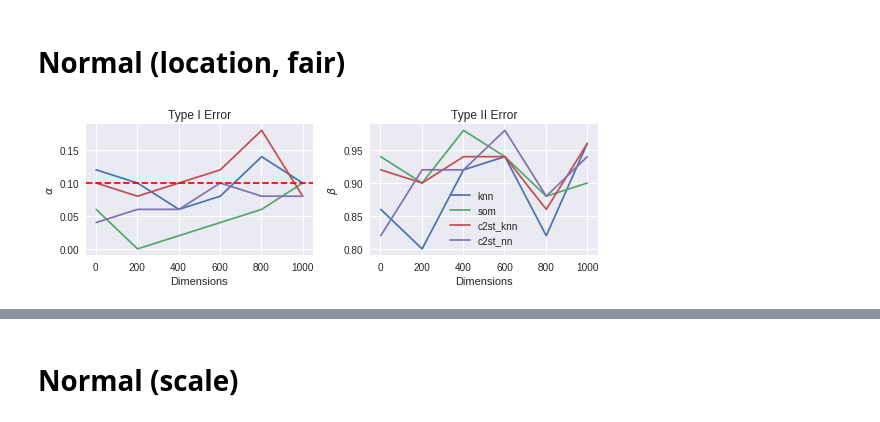
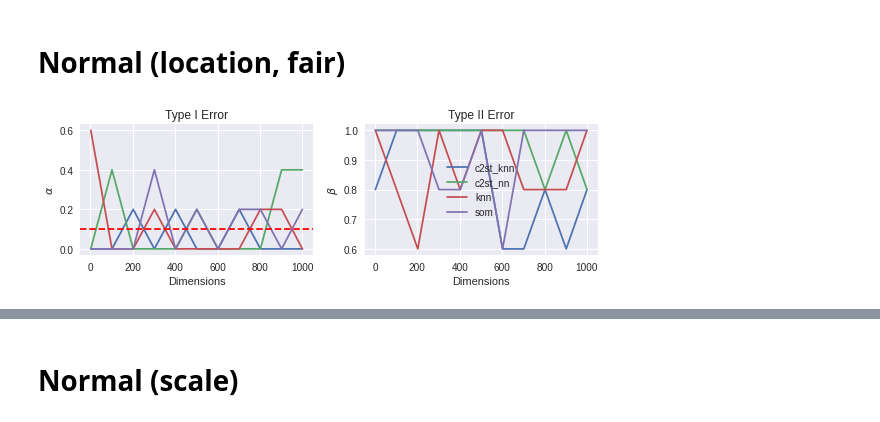
Before and after one commit to ayllon/SOMA, a Jupyter notebook: notebooks/tests_dimensionality.ipynb, the cells around one changed output, grey strips where cells are left out. Drawn from its saved outputs; the diff is of its cells as text; code cells hidden in the pictures.

```diff
--- a/notebooks/tests_dimensionality.ipynb
+++ b/notebooks/tests_dimensionality.ipynb
@@ -32,6 +29,10 @@ tests = {
     'c2st_knn': c2s_knn_test,
     'c2st_nn': c2s_nn_test,
 }
+# %%
+samples = 500
+repeat = 200
+significance = 0.1
 # %% [markdown]
 # DC2 MAG Filtered
 # %%
@@ -90,9 +121,9 @@ means2[0] = 1.
 
 n3 = MultivariateNormalGenerator(means3, cov=np.diag(np.ones(1000)))
 # %%
-n3_dims, n3_results = stat_errors_vs_dimension(n3, n1, tests, step=200)
+n3_results = stat_errors_vs_dimension(n3, n1, tests, alpha=significance, samples=samples, repeat=repeat, step=100)
 # %%
-normal_fair_fig = plot_power(n3_dims, n3_results)
+normal_fair_fig = plot_errors(n3_results)
 normal_fair_fig.savefig(os.path.join(plot_dir, 'normal_fair_power_dim.eps'))
 # %% [output]
-[figure, old version]
+[figure, new version]
```
Also changed, not shown: parts of 28 cells of this notebook.
